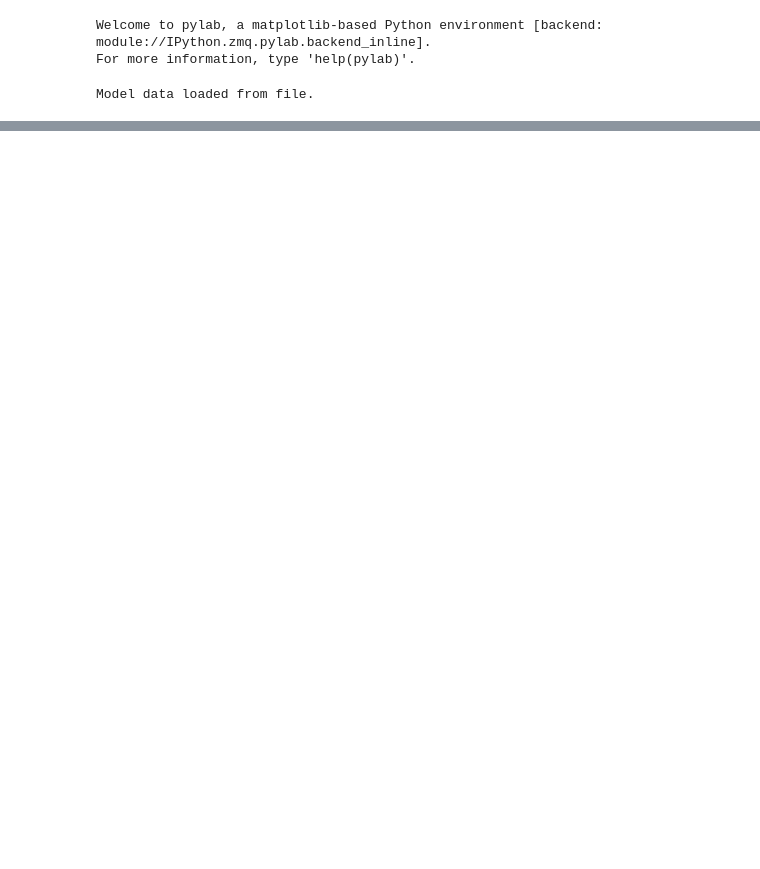
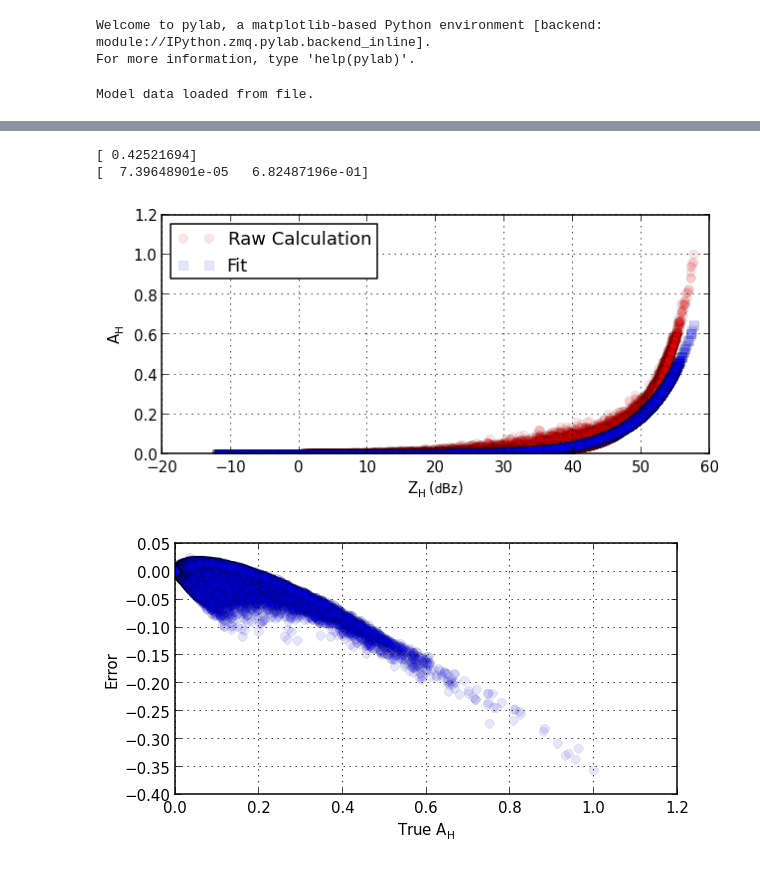
Before and after one commit to dopplershift/DissertationCode, a Jupyter notebook: notebooks/Regression.ipynb, the cells around one changed output, grey strips where cells are left out. Saved outputs shown, nothing was run; the diff lists cells and outputs as text; code cells hidden in the pictures; blank space fills up the shorter version.

```diff
--- a/notebooks/Regression.ipynb
+++ b/notebooks/Regression.ipynb
@@ -86,0 +149,9 @@ def fit_plot(x_vars, y_fit, y_truth, ylabel):
+# %%
+mask = z > 100
+coeffs,fit = power_law_fit(z.reshape(-1, 1), atten, mask=mask)
+fig,ax = fit_plot(scatter_vars, fit, atten, r'$A_H$')
+# %% [output]
+[ 0.42521694]
+[  7.39648901e-05   6.82487196e-01]
+[figure, added]
+[figure, added]
```
Also changed, not shown: parts of 32 cells of this notebook.
